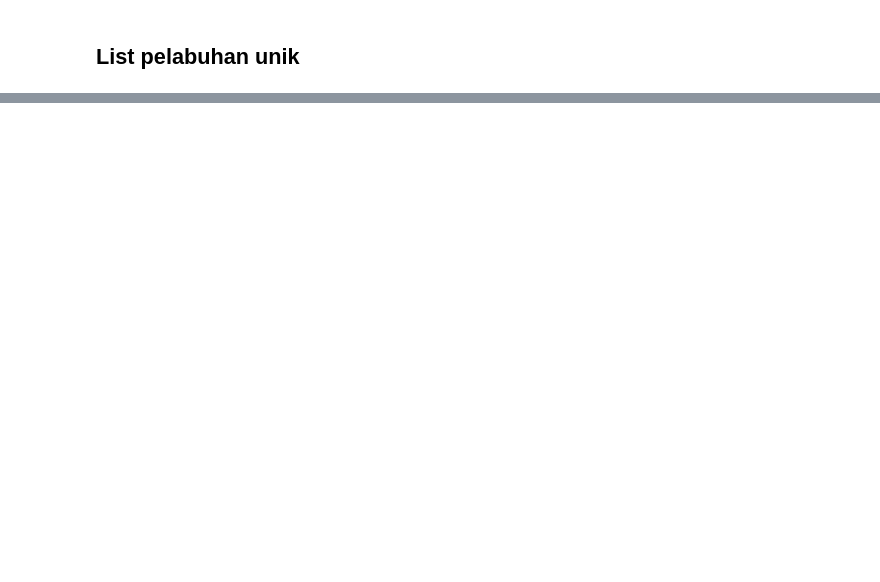
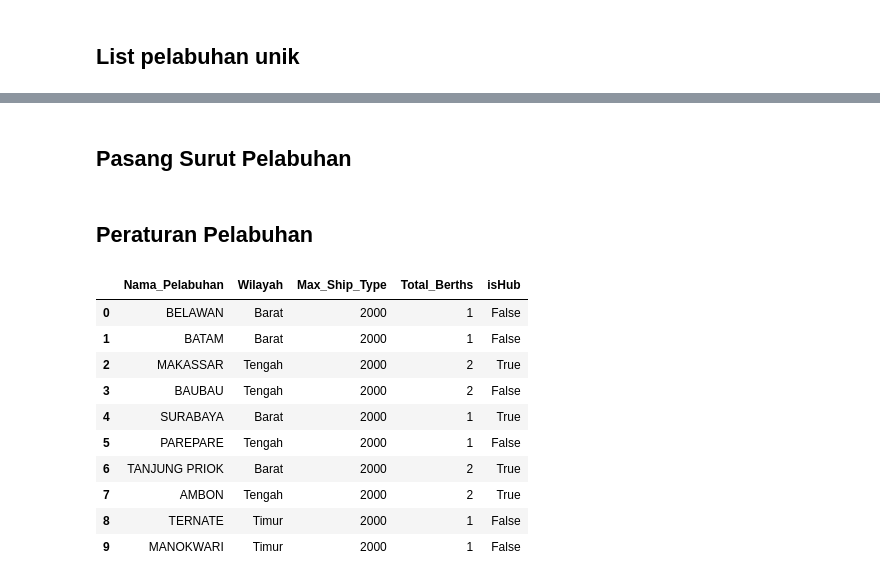
Before and after one commit to Re1jie/TA-code, a Jupyter notebook: JSSP-CAOA-SSR/Utility/data_preproc.ipynb, the cells around one changed output, grey strips where cells are left out. Saved outputs shown, nothing was run; the diff lists cells and outputs as text; code cells hidden in the pictures; blank space fills up the shorter version.

```diff
--- a/JSSP-CAOA-SSR/Utility/data_preproc.ipynb
+++ b/JSSP-CAOA-SSR/Utility/data_preproc.ipynb
@@ -149,0 +156,2 @@ Data tersimpan di /home/re1jie/TA-code/JSSP-CAOA-SSR/Data/transformed_data.csv
+# %% [markdown]
+## Pasang Surut Pelabuhan
@@ -149,0 +169,19 @@ Data tersimpan di /home/re1jie/TA-code/JSSP-CAOA-SSR/Data/transformed_data.csv
+# %% [markdown]
+## Peraturan Pelabuhan
+# %%
+RULES_DATA = '../Data/port_data.csv'
+# %%
+df = pd.read_csv(RULES_DATA)
+df.head(10)
+# %% [output]
+|  | Nama_Pelabuhan | Wilayah | Max_Ship_Type | Total_Berths | isHub |
+| 0 | BELAWAN | Barat | 2000 | 1 | False |
+| 1 | BATAM | Barat | 2000 | 1 | False |
+| 2 | MAKASSAR | Tengah | 2000 | 2 | True |
+| 3 | BAUBAU | Tengah | 2000 | 2 | False |
+| 4 | SURABAYA | Barat | 2000 | 1 | True |
+| 5 | PAREPARE | Tengah | 2000 | 1 | False |
+| 6 | TANJUNG PRIOK | Barat | 2000 | 2 | True |
+| 7 | AMBON | Tengah | 2000 | 2 | True |
+| 8 | TERNATE | Timur | 2000 | 1 | False |
+| 9 | MANOKWARI | Timur | 2000 | 1 | False |
```
Also changed, not shown: parts of 8 cells of this notebook, 3 other files.
